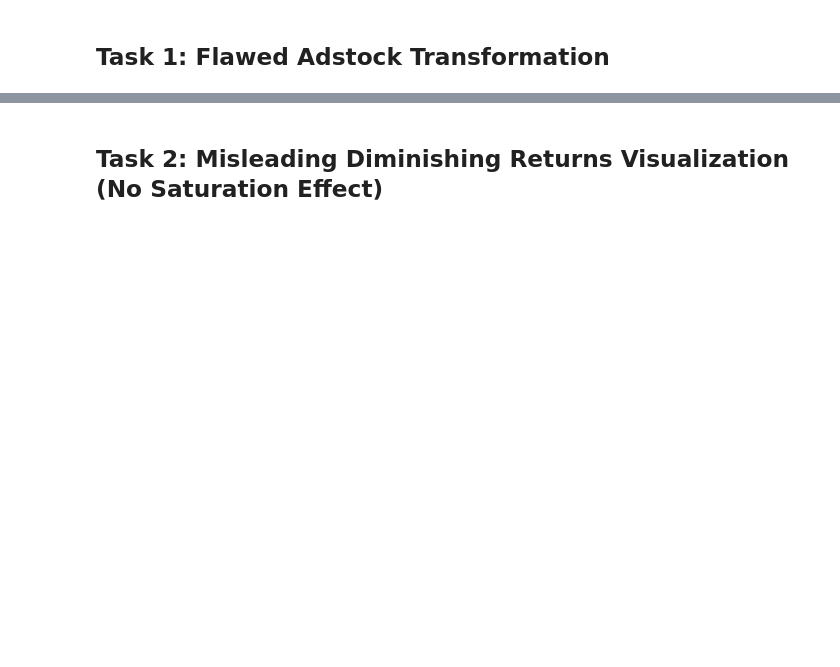
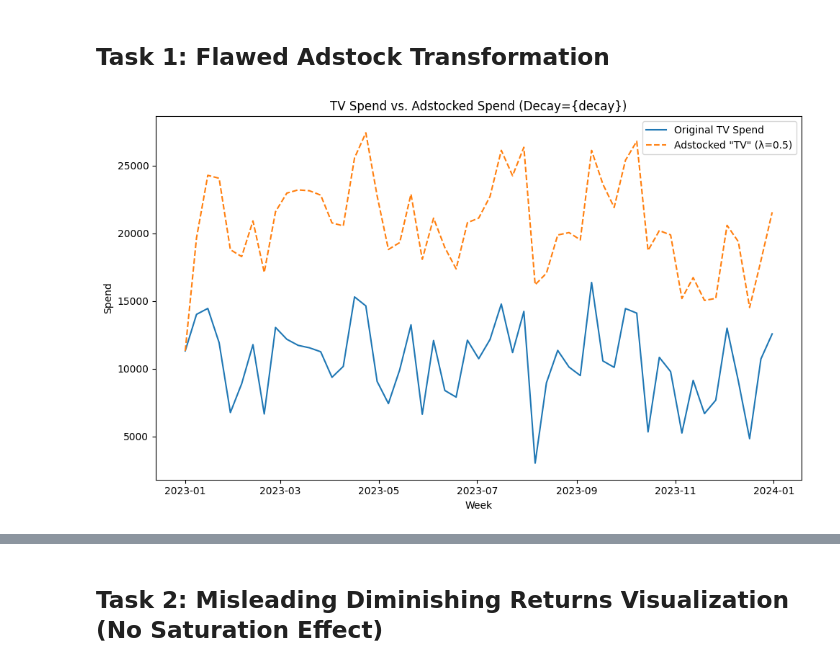
Before and after one commit to omkar-dalvi/ml-debug-hackathon-2025, a Jupyter notebook: notebooks/corrected/featureengineeringcorrectedazureartifact.ipynb, the cells around one changed output, grey strips where cells are left out. Cells and saved outputs as stored; diff of their text form; code cells hidden in the pictures; blank space fills up the shorter version.

```diff
--- a/notebooks/corrected/featureengineeringcorrectedazureartifact.ipynb
+++ b/notebooks/corrected/featureengineeringcorrectedazureartifact.ipynb
@@ -134,34 +210,37 @@ media_sales = pd.merge(offline_marketing, weekly_sales, on='week', how='left')
 # %% [markdown]
 ## Task 1: Flawed Adstock Transformation
 # %%
-# ----------------------------
-# BUGGY PLOT 1: Flawed adstock transformation
-# ----------------------------
-
-
-def plot_buggy_adstock():
+def plot_adstock_corrected(decay=0.5):
     # Filter the media data to get only TV spend
     media_df = offline_marketing[offline_marketing['channel'] == 'TV'][['week', 'spend']].copy()
 
     # Rename 'spend' column to 'TV' for consistency
     media_df['TV'] = media_df['spend']
 
-    # Create flawed adstock by simply lagging data
-    media_df['TV_lag1'] = media_df['TV'].shift(1)
-    media_df['TV_lag2'] = media_df['TV'].shift(2)
+    adstock_vals = []
+    for i, spend in enumerate(media_df["TV"]):
+        if i == 0:
+            # initial adstock equals the first spend
+            adstock_vals.append(spend)
+        else:
+            # current adstock = current spend + decay * previous adstock
+            adstock_vals.append(spend + decay * adstock_vals[i-1])
 
-    # Incorrectly add lags without decay
-    media_df['TV_adstock'] = media_df['TV'] + media_df['TV_lag1'] + media_df['TV_lag2']
+    media_df['TV_adstock'] = adstock_vals
 
-    # Plot the original and buggy adstock values
+    # 3) Plot
     plt.figure(figsize=(10, 6))
-    plt.plot(media_df['week'], media_df['TV'], label='Original TV Spend')
-    plt.plot(media_df['week'], media_df['TV_adstock'], label='Buggy Adstock (Simple Sum of Lags)')
-    plt.title('Buggy Adstock Transformation')
+    plt.plot(media_df['week'], media_df["TV"], label=f'Original TV Spend')
+    plt.plot(media_df['week'], media_df['TV_adstock'],
+             label=f'Adstocked "TV" (λ={decay})', linestyle='--')
+    plt.title('TV Spend vs. Adstocked Spend (Decay={decay})')
     plt.xlabel('Week')
     plt.ylabel('Spend')
     plt.legend()
     plt.tight_layout()
     plt.show()
 
-plot_buggy_adstock()
+
+plot_adstock_corrected()
+# %% [output]
+[figure, added]
```
Also changed, not shown: parts of 13 cells of this notebook, 1 other file.
